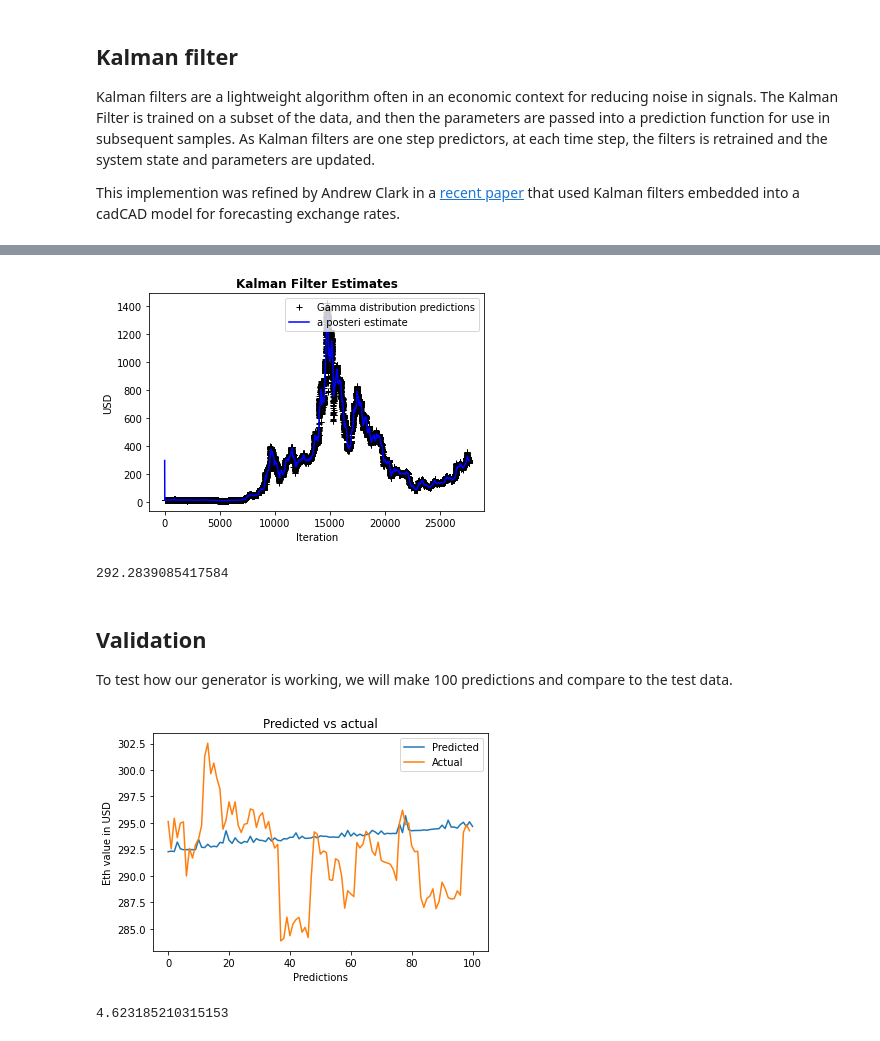
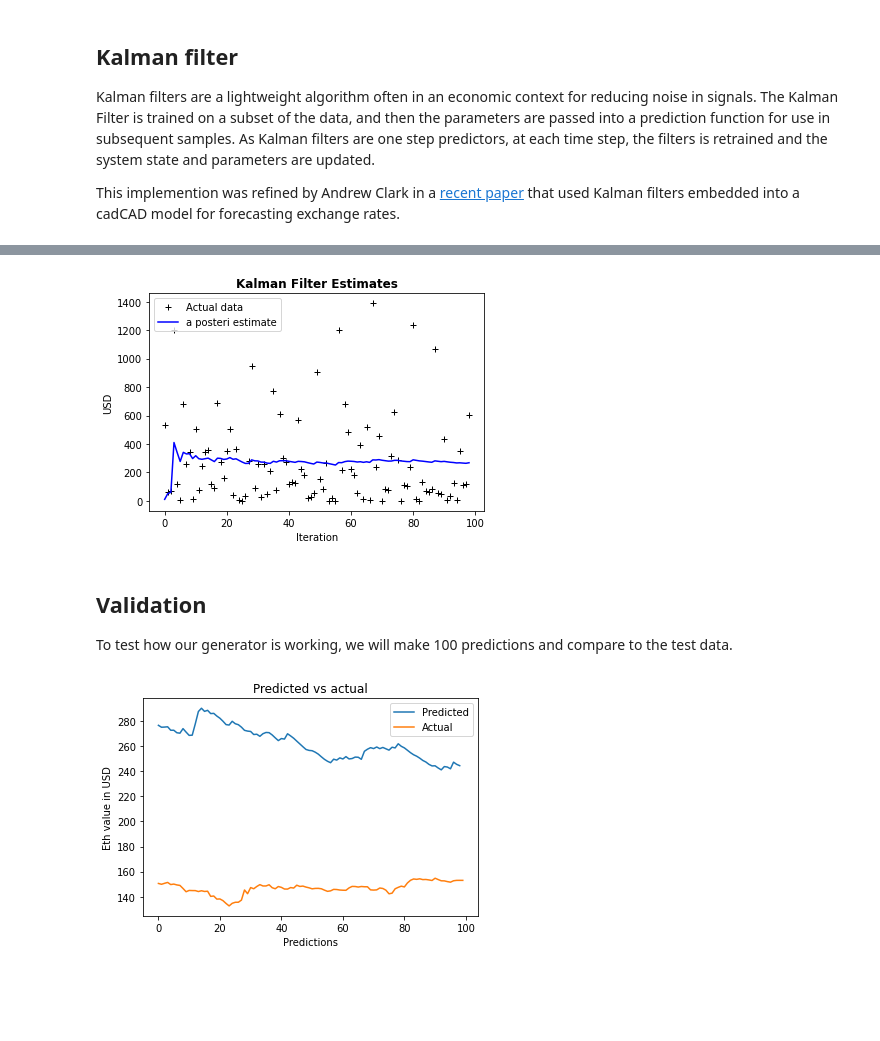
Before and after one commit to BlockScience/reflexer, a Jupyter notebook: notebooks/Stochastic_Generators/Eth_Exogenous_Process_Modeling.ipynb, the cells around one changed output, grey strips where cells are left out. Cells and saved outputs as stored; diff of their text form; code cells hidden in the pictures; blank space fills up the shorter version.

```diff
--- a/notebooks/Stochastic_Generators/Eth_Exogenous_Process_Modeling.ipynb
+++ b/notebooks/Stochastic_Generators/Eth_Exogenous_Process_Modeling.ipynb
@@ -41,3 +34,3 @@ sorted_historical_eth_hourly['Close_percentage_change'].fillna(0,inplace=True)
 # %%
 # split into training and test data.
-train, test= np.split(sorted_historical_eth_hourly, [int(.80 *len(sorted_historical_eth_hourly))])
+train, test= np.split(sorted_historical_eth_hourly, [int(.9 *len(sorted_historical_eth_hourly))])
@@ -95,6 +55,10 @@ Kalman filters are a lightweight algorithm often in an economic context for redu
 
 This implemention was refined by Andrew Clark in a [recent paper](https://ideas.repec.org/p/rdg/emxxdp/em-dp2020-22.html) that used Kalman filters embedded into a cadCAD model for forecasting exchange rates.
 # %%
+import pandas as pd
+import numpy as np
+from scipy.stats import gamma
+
 def kalman_filter(observations,initialValue,truthValues=None,plot=False,paramExport=False):
     '''
     Description:
@@ -129,7 +93,7 @@ def kalman_filter(observations,initialValue,truthValues=None,plot=False,paramExp
     Pminus=np.zeros(sz)    # a priori error estimate
     K=np.zeros(sz)         # gain or blending factor
 
-    R = 0.1**2 # estimate of measurement variance, change to see effect
+    R = 0.5**2 # estimate of measurement variance, change to see effect
 
     # intial guesses
     xhat[0] = initialValue
@@ -147,7 +111,7 @@ def kalman_filter(observations,initialValue,truthValues=None,plot=False,paramExp
 
     if plot==True:
         plt.figure()
-        plt.plot(z,'k+',label='Gamma distribution predictions')
+        plt.plot(z,'k+',label='Actual data')
         plt.plot(xhat,'b-',label='a posteri estimate')
         if isinstance(truthValues,np.ndarray):
             plt.plot(x,color='g',label='truth value')
@@ -192,7 +156,7 @@ def kalman_filter_predict(xhat,P,xhatminus,Pminus,K,observations,truthValues=Non
 
     Q = 1e-5 # process variance
 
-    R = 0.03**2 # estimate of measurement variance, change to see effect
+    R = 0.5**2 # estimate of measurement variance, change to see effect
 
 
     # time update
@@ -216,0 +181,6 @@ Train the Kalman filter and fit the gamma distribution off of the training data.
+# %%
+timesteps = 24 * 365 # 24 hours a day * 365 days a year
+# fit eth distribution
+fit_shape, fit_loc, fit_scale = gamma.fit(train.Close.values)
+sample = np.random.gamma(fit_shape, fit_scale, 100)[0]
+sample
@@ -216,0 +189,5 @@ Train the Kalman filter and fit the gamma distribution off of the training data.
+# %%
+# generate 100 samples for initialization of Kalman
+samples = np.random.gamma(fit_shape, fit_scale, 100)
+plt.hist(samples)
+plt.title('Histogram of Eth Price IID Samples')
@@ -217,18 +197,9 @@ Train the Kalman filter and fit the gamma distribution off of the training data.
 # %%
 # train kalman
-xhat,P,xhatminus,Pminus,K = kalman_filter(observations=train.Close.values[0:-1],
-                                          initialValue=train.Close.values[-1],paramExport=True,plot=True)
+xhat,P,xhatminus,Pminus,K = kalman_filter(observations=samples[0:-1],
+                                          initialValue=samples[-1],paramExport=True,plot=True)
 # %% [output]
-[figure, old version]
+[figure, new version]
-# %%
-# fit gamma distribution
-fit_shape, fit_loc, fit_scale = gamma_distribution_fit(xhat)
-
-# inital seed sample
-sample = gamma_sample(xhat[-1],fit_shape, fit_loc, fit_scale,0.00001)
-sample
-# %% [output]
-292.2839085417584
 # %% [markdown]
 ## Validation
 
@@ -256,5 +226,5 @@ for i in range(0,100):
 # %%
-plt.plot(eth_values, label = 'Predicted')
+plt.plot(xhat[100:], label = 'Predicted')
 plt.plot(test.head(100)['Close'].values, label = 'Actual')
 plt.xlabel('Predictions')
 plt.ylabel('Eth value in USD')
@@ -264,10 +234,4 @@ plt.legend()
 # Display a figure.
 plt.show()
 # %% [output]
-[figure, old version]
+[figure, new version]
-# %%
-mean_squared_error = mean_squared_error(test.head(100)['Close'].values, eth_values[1:])
-rmse = sqrt(mean_squared_error)
-rmse
-# %% [output]
-4.623185210315153
```
Also changed, not shown: parts of 23 cells of this notebook, 18 other files.
